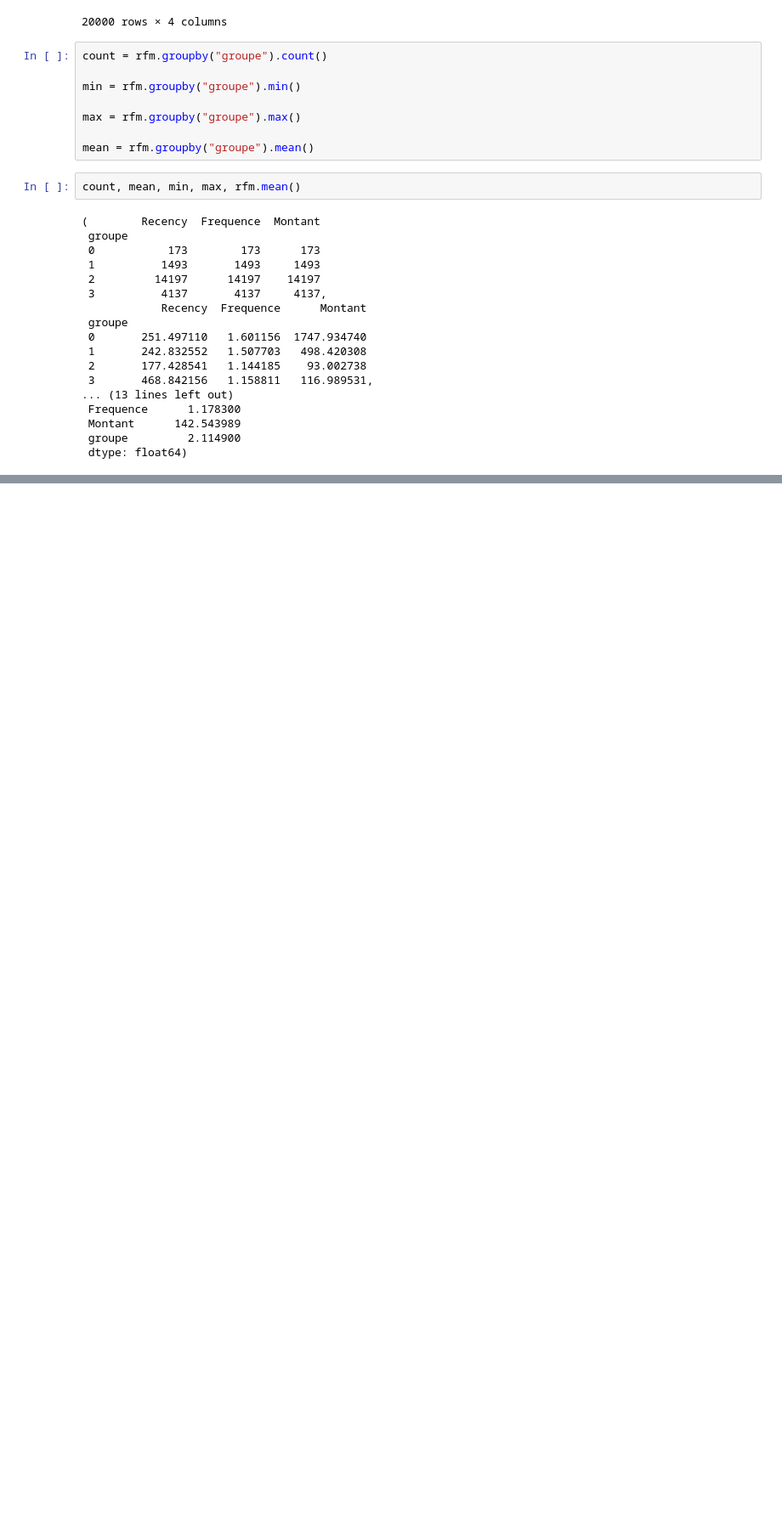
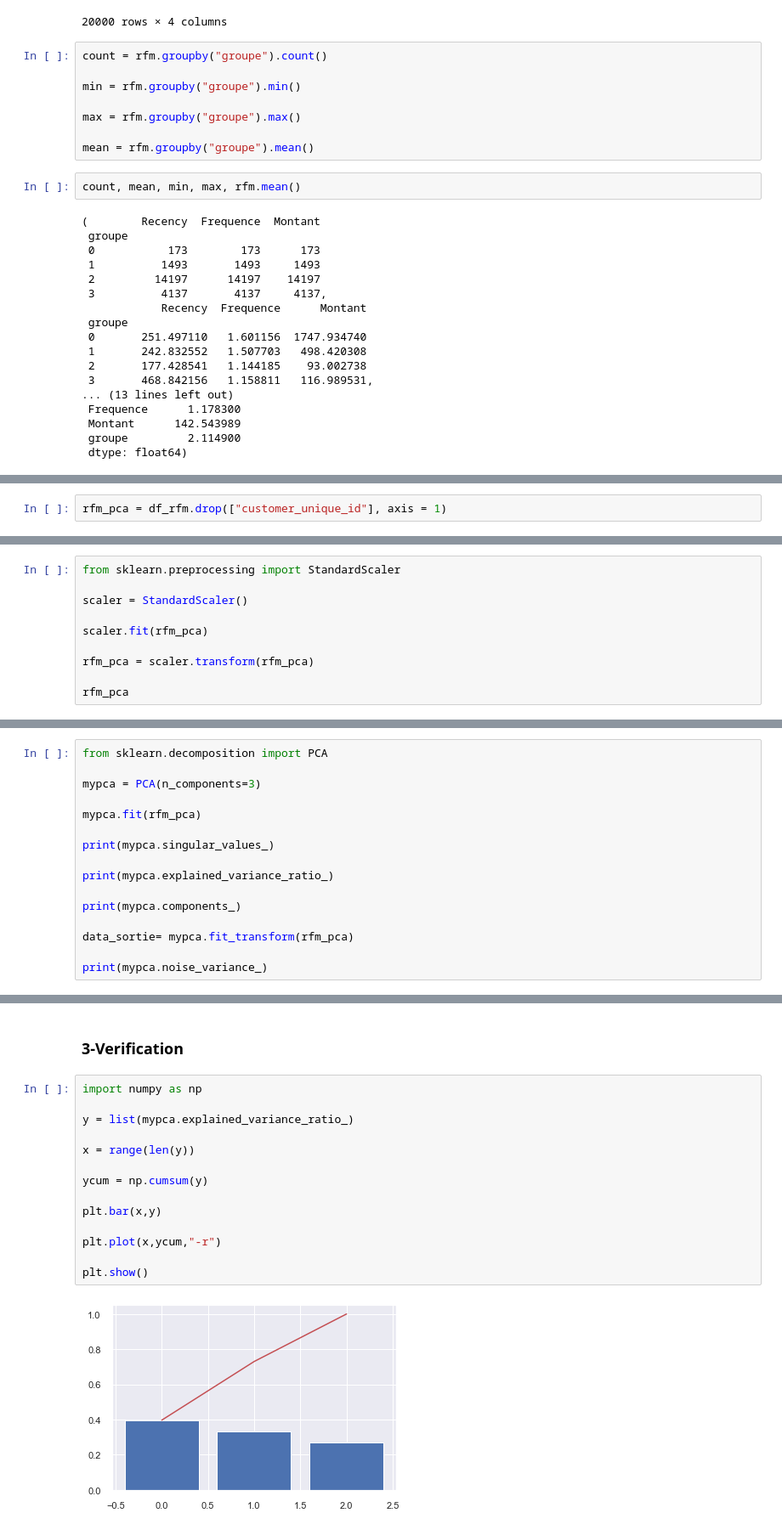
Before and after one commit to Data-dream-team-Laurence/Brief-data-dream-team, a Jupyter notebook: segmentation_client/segmentation.ipynb, the cells around one changed output, grey strips where cells are left out. Shown at 85% size. Cells and saved outputs as stored; diff of their text form; blank space fills up the shorter version.

```diff
--- a/segmentation_client/segmentation.ipynb
+++ b/segmentation_client/segmentation.ipynb
@@ -1032,0 +1041,2 @@ rfm.groupby(["groupe"]).count()
+# %%
+rfm_pca = df_rfm.drop(["customer_unique_id"], axis = 1)
@@ -1032,0 +1045,10 @@ rfm.groupby(["groupe"]).count()
+# %%
+from sklearn.preprocessing import StandardScaler
+
+scaler = StandardScaler()
+
+scaler.fit(rfm_pca)
+
+rfm_pca = scaler.transform(rfm_pca)
+
+rfm_pca
@@ -1032,0 +1065,16 @@ rfm.groupby(["groupe"]).count()
+# %%
+from sklearn.decomposition import PCA
+
+mypca = PCA(n_components=3)
+
+mypca.fit(rfm_pca)
+
+print(mypca.singular_values_)
+
+print(mypca.explained_variance_ratio_)
+
+print(mypca.components_)
+
+data_sortie= mypca.fit_transform(rfm_pca)
+
+print(mypca.noise_variance_)
@@ -1032,0 +1088,18 @@ rfm.groupby(["groupe"]).count()
+# %% [markdown]
+### 3-Verification
+# %%
+import numpy as np
+
+y = list(mypca.explained_variance_ratio_)
+
+x = range(len(y))
+
+ycum = np.cumsum(y)
+
+plt.bar(x,y)
+
+plt.plot(x,ycum,"-r")
+
+plt.show()
+# %% [output]
+[figure, added]
```
Also changed, not shown: parts of 73 cells of this notebook.
